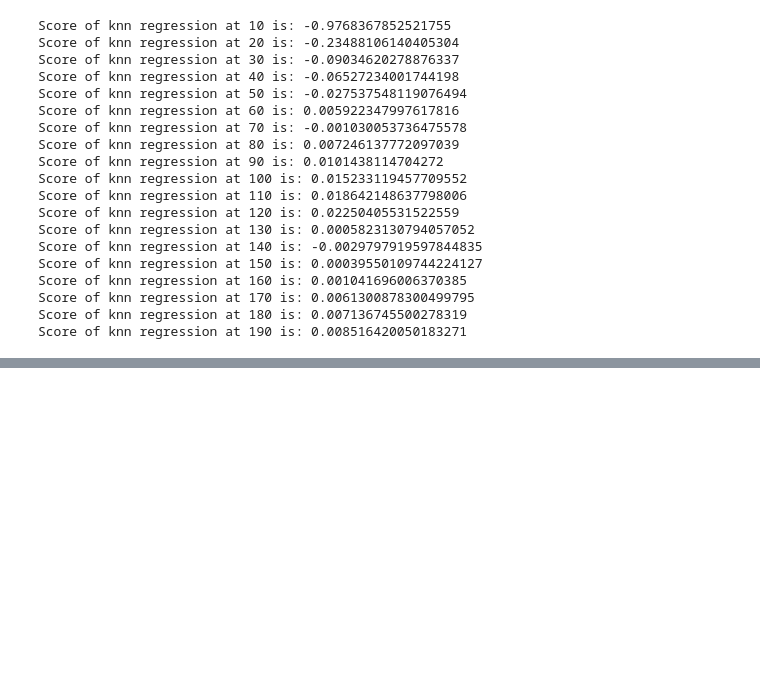
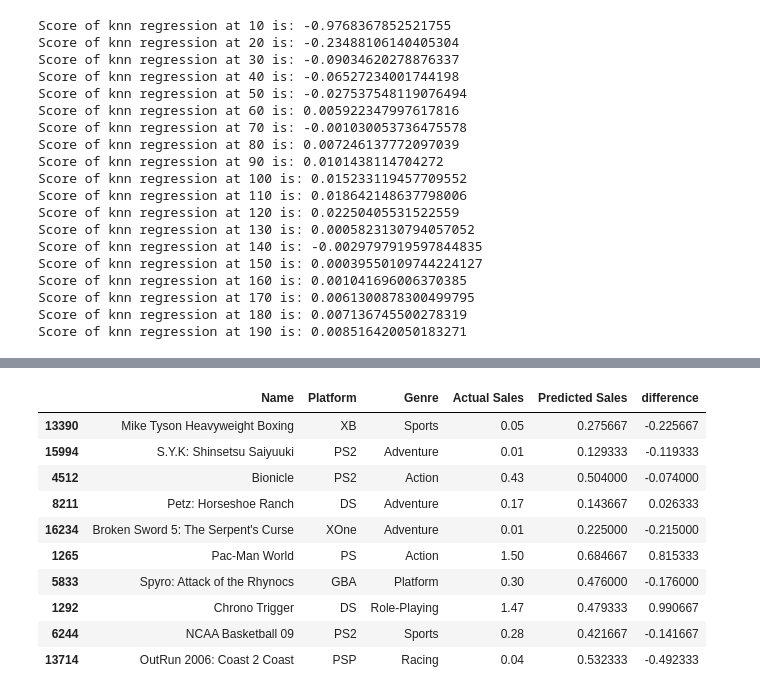
Before and after one commit to albert6051/csc59970-project, a Jupyter notebook: Predicting_GlobalSales_Using_Platform_Genre.ipynb, the cells around one changed output, grey strips where cells are left out. Drawn from its saved outputs; the diff is of its cells as text; code cells hidden in the pictures; blank space fills up the shorter version.

```diff
--- a/Predicting_GlobalSales_Using_Platform_Genre.ipynb
+++ b/Predicting_GlobalSales_Using_Platform_Genre.ipynb
@@ -259,0 +333,12 @@ Score of knn regression at 190 is: 0.008516420050183271
+# %%
+# we see a better result when n_neighbors is set to 30
+# next we can compare the prediction and the actual value
+knn = KNeighborsRegressor(n_neighbors=30)
+knn.fit(X_train, y_train)
+y_pred = knn.predict(X_test)
+# %%
+data = {'Actual Sales': y_test,
+        'Predicted Sales': y_pred,
+        'difference': y_test - y_pred}
+result = pd.DataFrame(data)
+result.head(10)
@@ -259,0 +357,3 @@ Score of knn regression at 190 is: 0.008516420050183271
+# %%
+temp = df.drop(columns=['Rank', 'Year', 'Publisher', 'NA_Sales', 'EU_Sales', 'JP_Sales', 'Other_Sales', 'Global_Sales'])
+temp.head(10)
@@ -259,0 +372,16 @@ Score of knn regression at 190 is: 0.008516420050183271
+# %%
+result = pd.merge(temp, result, left_index=True, right_index=True, how='outer').dropna()
+# %%
+result.sample(10)
+# %% [output]
+|  | Name | Platform | Genre | Actual Sales | Predicted Sales | difference |
+| 13390 | Mike Tyson Heavyweight Boxing | XB | Sports | 0.05 | 0.275667 | -0.225667 |
+| 15994 | S.Y.K: Shinsetsu Saiyuuki | PS2 | Adventure | 0.01 | 0.129333 | -0.119333 |
+| 4512 | Bionicle | PS2 | Action | 0.43 | 0.504000 | -0.074000 |
+| 8211 | Petz: Horseshoe Ranch | DS | Adventure | 0.17 | 0.143667 | 0.026333 |
+| 16234 | Broken Sword 5: The Serpent's Curse | XOne | Adventure | 0.01 | 0.225000 | -0.215000 |
+| 1265 | Pac-Man World | PS | Action | 1.50 | 0.684667 | 0.815333 |
+| 5833 | Spyro: Attack of the Rhynocs | GBA | Platform | 0.30 | 0.476000 | -0.176000 |
+| 1292 | Chrono Trigger | DS | Role-Playing | 1.47 | 0.479333 | 0.990667 |
+| 6244 | NCAA Basketball 09 | PS2 | Sports | 0.28 | 0.421667 | -0.141667 |
+| 13714 | OutRun 2006: Coast 2 Coast | PSP | Racing | 0.04 | 0.532333 | -0.492333 |
```
Also changed, not shown: parts of 15 cells of this notebook.
